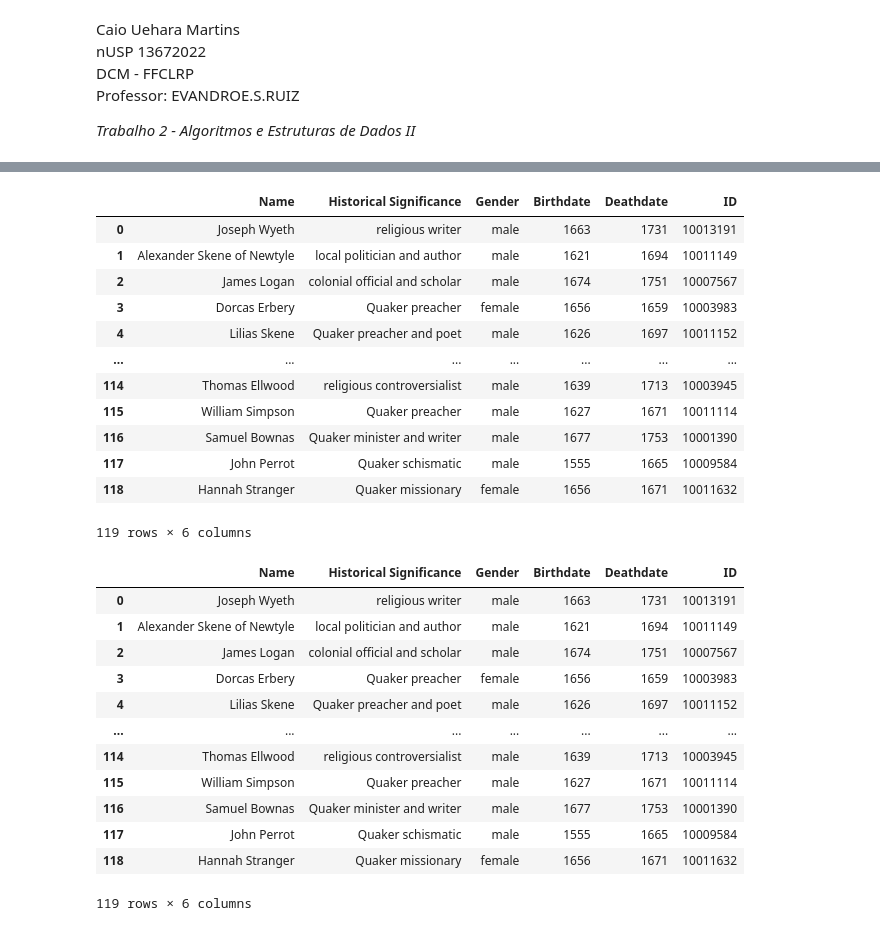
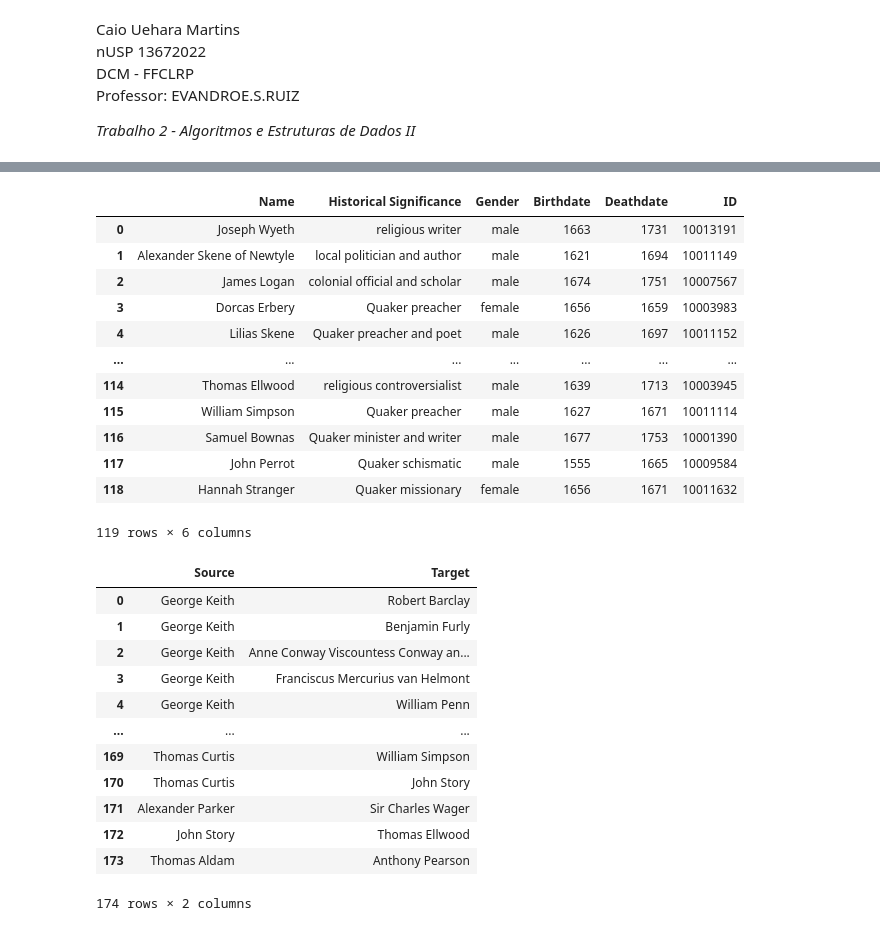
Before and after one commit to caiouehara/AED2-trabalho-grafos-DFS, a Jupyter notebook: code/main.ipynb, the cells around one changed output, grey strips where cells are left out. Saved outputs shown, nothing was run; the diff lists cells and outputs as text; code cells hidden in the pictures.

```diff
--- a/code/main.ipynb
+++ b/code/main.ipynb
@@ -75,35 +86,35 @@ Note that using FancyArrowPatches may be slow for large graphs.
 # %%
 #carregando os CSV com os dados da rede "Quakers"
 
 quakers_nodelist = pd.read_csv(os.path.relpath("../data/quakers_nodelist.csv"))
-quakers_edgelist = pd.read_csv(os.path.relpath("../data/quakers_nodelist.csv"))
+quakers_edgelist = pd.read_csv(os.path.relpath("../data/quakers_edgelist.csv"))
 
 display(quakers_nodelist)
 display(quakers_edgelist)
 # %% [output]
 |  | Name | Historical Significance | Gender | Birthdate | Deathdate | ID |
 | 0 | Joseph Wyeth | religious writer | male | 1663 | 1731 | 10013191 |
 | 1 | Alexander Skene of Newtyle | local politician and author | male | 1621 | 1694 | 10011149 |
 | 2 | James Logan | colonial official and scholar | male | 1674 | 1751 | 10007567 |
 | 3 | Dorcas Erbery | Quaker preacher | female | 1656 | 1659 | 10003983 |
 | 4 | Lilias Skene | Quaker preacher and poet | male | 1626 | 1697 | 10011152 |
 | ... | ... | ... | ... | ... | ... | ... |
 | 114 | Thomas Ellwood | religious controversialist | male | 1639 | 1713 | 10003945 |
 | 115 | William Simpson | Quaker preacher | male | 1627 | 1671 | 10011114 |
 | 116 | Samuel Bownas | Quaker minister and writer | male | 1677 | 1753 | 10001390 |
 | 117 | John Perrot | Quaker schismatic | male | 1555 | 1665 | 10009584 |
 | 118 | Hannah Stranger | Quaker missionary | female | 1656 | 1671 | 10011632 |
 119 rows × 6 columns
-|  | Name | Historical Significance | Gender | Birthdate | Deathdate | ID |
-| 0 | Joseph Wyeth | religious writer | male | 1663 | 1731 | 10013191 |
-| 1 | Alexander Skene of Newtyle | local politician and author | male | 1621 | 1694 | 10011149 |
-| 2 | James Logan | colonial official and scholar | male | 1674 | 1751 | 10007567 |
-| 3 | Dorcas Erbery | Quaker preacher | female | 1656 | 1659 | 10003983 |
-| 4 | Lilias Skene | Quaker preacher and poet | male | 1626 | 1697 | 10011152 |
-| ... | ... | ... | ... | ... | ... | ... |
-| 114 | Thomas Ellwood | religious controversialist | male | 1639 | 1713 | 10003945 |
-| 115 | William Simpson | Quaker preacher | male | 1627 | 1671 | 10011114 |
-| 116 | Samuel Bownas | Quaker minister and writer | male | 1677 | 1753 | 10001390 |
-| 117 | John Perrot | Quaker schismatic | male | 1555 | 1665 | 10009584 |
-| 118 | Hannah Stranger | Quaker missionary | female | 1656 | 1671 | 10011632 |
+|  | Source | Target |
+| 0 | George Keith | Robert Barclay |
+| 1 | George Keith | Benjamin Furly |
+| 2 | George Keith | Anne Conway Viscountess Conway an... |
+| 3 | George Keith | Franciscus Mercurius van Helmont |
+| 4 | George Keith | William Penn |
+| ... | ... | ... |
+| 169 | Thomas Curtis | William Simpson |
+| 170 | Thomas Curtis | John Story |
+| 171 | Alexander Parker | Sir Charles Wager |
+| 172 | John Story | Thomas Ellwood |
+| 173 | Thomas Aldam | Anthony Pearson |
-119 rows × 6 columns
+174 rows × 2 columns
```
Also changed, not shown: parts of 2 cells of this notebook.
